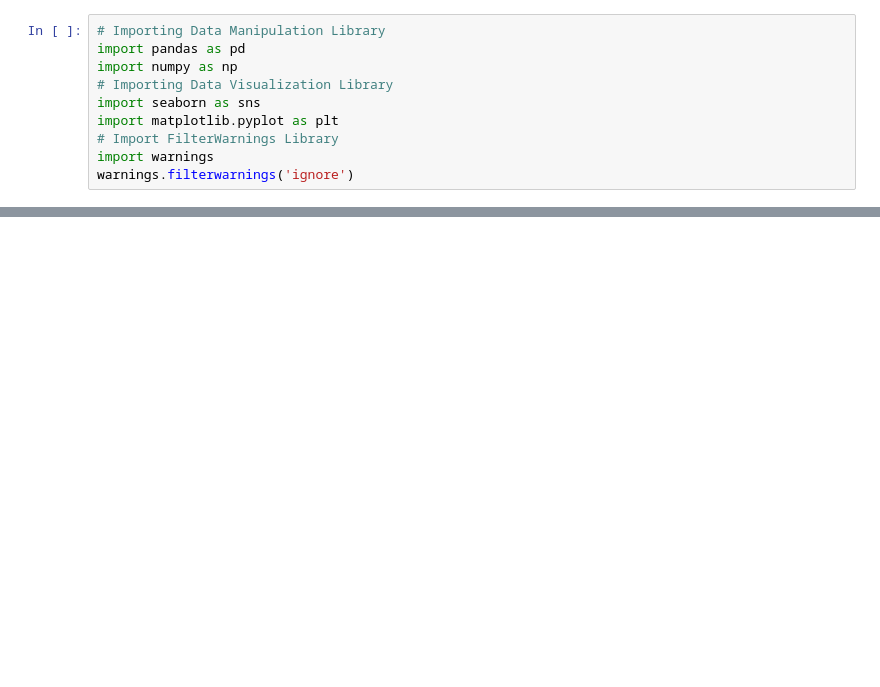
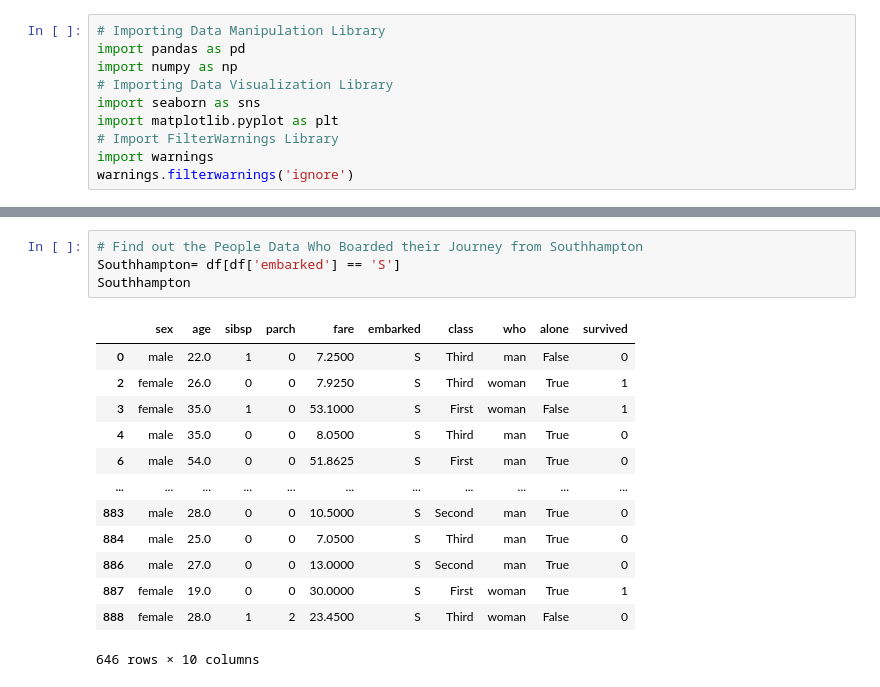
Before and after one commit to NikhilJ2712/Data-Science, a Jupyter notebook: Case_Study_01_Titanic_EDA.ipynb, the cells around one changed output, grey strips where cells are left out. Cells and saved outputs as stored; diff of their text form; blank space fills up the shorter version.

```diff
--- a/Case_Study_01_Titanic_EDA.ipynb
+++ b/Case_Study_01_Titanic_EDA.ipynb
@@ -33,0 +163,18 @@ df.sample(frac = 1)
+# %%
+# Find out the People Data Who Boarded their Journey from Southhampton
+Southhampton= df[df['embarked'] == 'S']
+Southhampton
+# %% [output]
+|  | sex | age | sibsp | parch | fare | embarked | class | who | alone | survived |
+| 0 | male | 22.0 | 1 | 0 | 7.2500 | S | Third | man | False | 0 |
+| 2 | female | 26.0 | 0 | 0 | 7.9250 | S | Third | woman | True | 1 |
+| 3 | female | 35.0 | 1 | 0 | 53.1000 | S | First | woman | False | 1 |
+| 4 | male | 35.0 | 0 | 0 | 8.0500 | S | Third | man | True | 0 |
+| 6 | male | 54.0 | 0 | 0 | 51.8625 | S | First | man | True | 0 |
+| ... | ... | ... | ... | ... | ... | ... | ... | ... | ... | ... |
+| 883 | male | 28.0 | 0 | 0 | 10.5000 | S | Second | man | True | 0 |
+| 884 | male | 25.0 | 0 | 0 | 7.0500 | S | Third | man | True | 0 |
+| 886 | male | 27.0 | 0 | 0 | 13.0000 | S | Second | man | True | 0 |
+| 887 | female | 19.0 | 0 | 0 | 30.0000 | S | First | woman | True | 1 |
+| 888 | female | 28.0 | 1 | 2 | 23.4500 | S | Third | woman | False | 0 |
+646 rows × 10 columns
```
Also changed, not shown: parts of 24 cells of this notebook.
